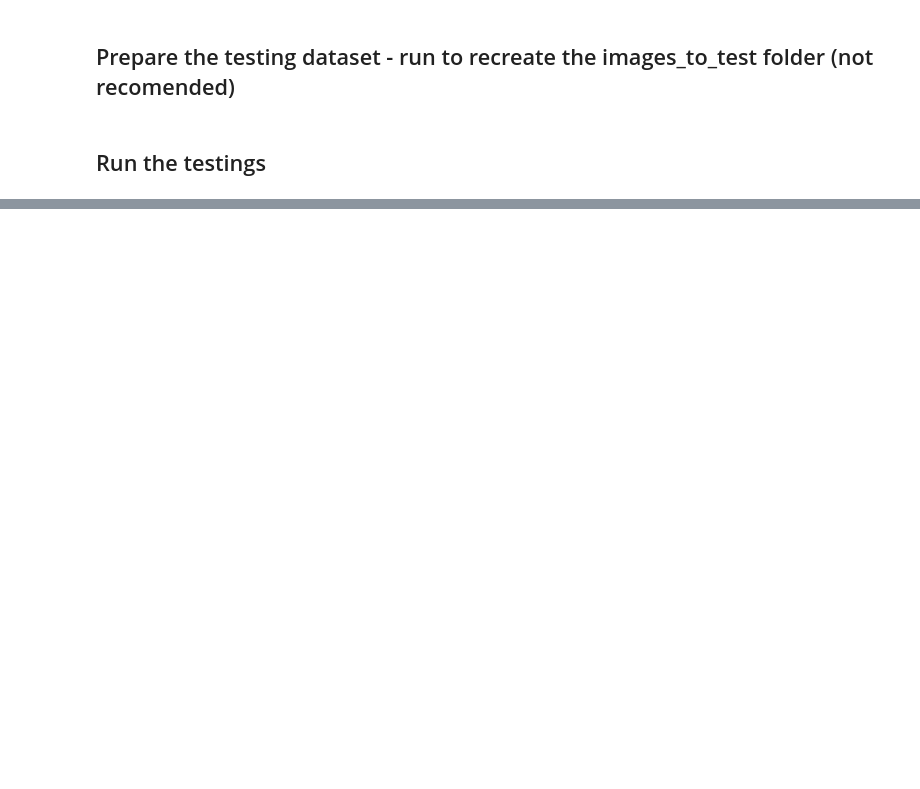
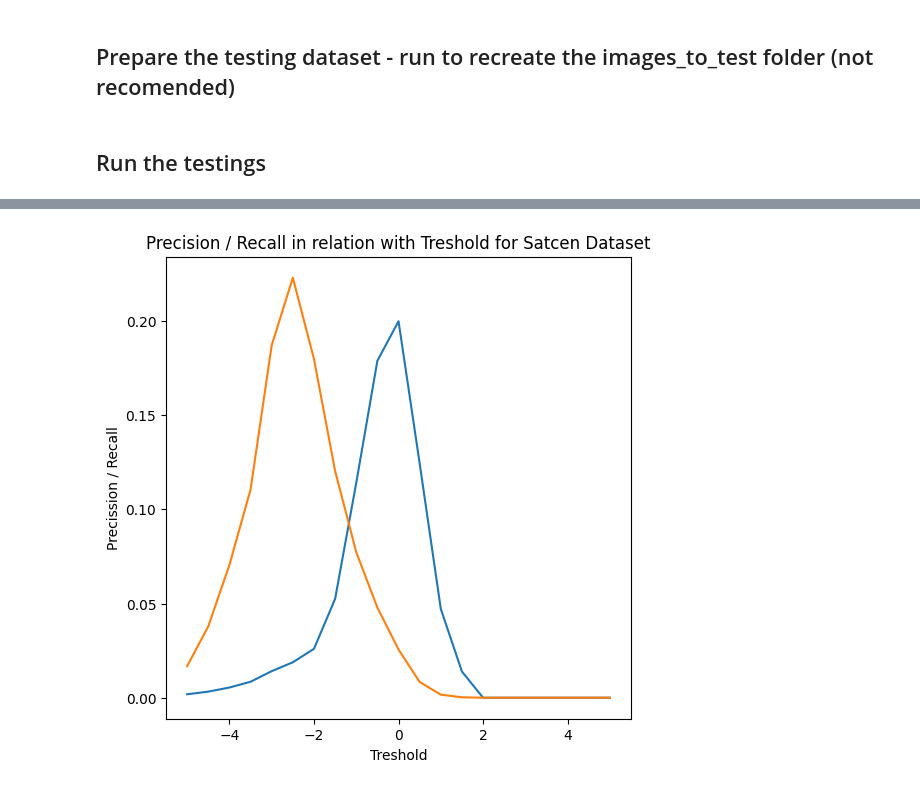
Before and after one commit to TasteDaBombDev/satcen-ship-detection, a Jupyter notebook: ship_detection/unet.ipynb, the cells around one changed output, grey strips where cells are left out. Drawn from its saved outputs; the diff is of its cells as text; code cells hidden in the pictures; blank space fills up the shorter version.

```diff
--- a/ship_detection/unet.ipynb
+++ b/ship_detection/unet.ipynb
@@ -423,0 +568,48 @@ print(F1Score)
+# %%
+recall_s = {}
+precision_s = {}
+F1Score_s = {}
+
+for treshold in [x / 2 for x in range(-10, 11)]:
+    if tp_s[treshold] + fp_s[treshold] != 0:
+        precision_s[treshold] = tp_s[treshold] /  (tp_s[treshold] + fp_s[treshold])
+    else:
+        precision_s[treshold] = 0
+
+    if tp_s[treshold] + fn_s[treshold] != 0:
+        recall_s[treshold] = tp_s[treshold] /  (tp_s[treshold] + fn_s[treshold])
+    else:
+        recall_s[treshold] = 0
+
+    if precision_s[treshold] + recall_s[treshold] != 0 :
+        F1Score_s[treshold] = 2 * (precision_s[treshold] * recall_s[treshold]) / (precision_s[treshold] + recall_s[treshold])
+    else:
+        F1Score_s[treshold] = -1
+# %%
+plt.figure(figsize=(6, 6))
+plt.xlabel('Treshold')
+plt.ylabel('Precission / Recall')
+plt.title('Precision / Recall in relation with Treshold for Satcen Dataset')
+# plt.xlim([0,1])
+# plt.ylim([0,1])
+
+recall_total_s = []
+precision_total_s = []
+
+precision_total_s = sorted(precision_s.items())
+xp_s, yp_s = zip(*precision_total_s)
+
+
+recall_total_s = sorted(recall_s.items())
+xr_s, yr_s = zip(*recall_total_s)
+
+# for treshold in [x / 2 for x in range(-10, 11)]:
+#     recall_total_s.append(recall_s[treshold])
+#     precision_total_s.append(precision_s[treshold])
+
+
+plt.plot(xp_s, yp_s)
+plt.plot(xr_s, yr_s)
+plt.show()
+# %% [output]
+[figure, added]
```
Also changed, not shown: parts of 16 cells of this notebook, 6 other files.
